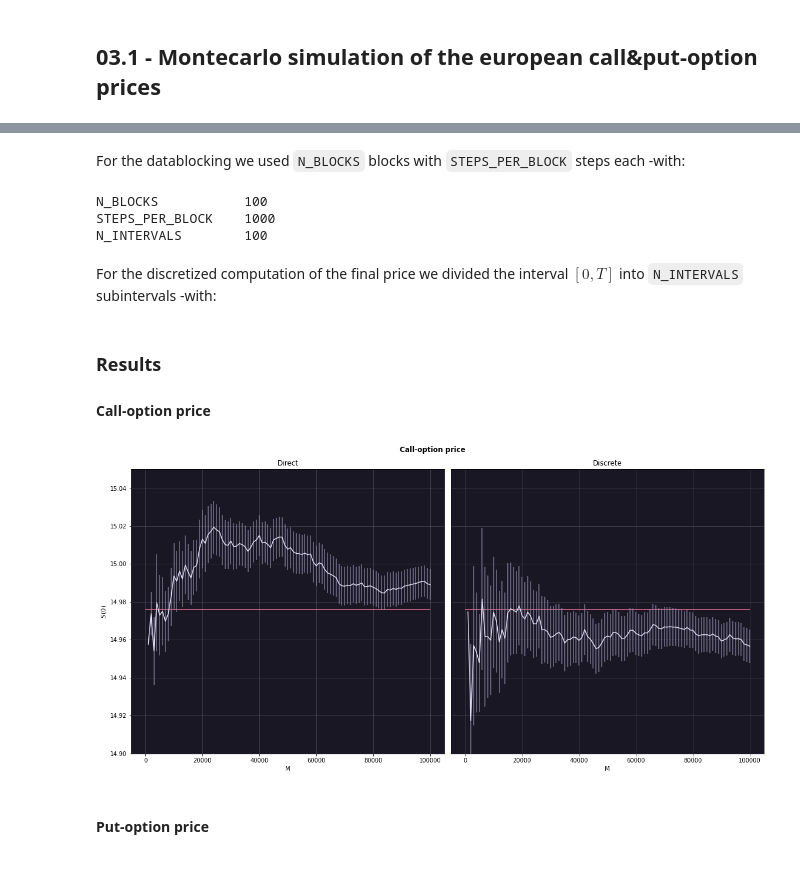
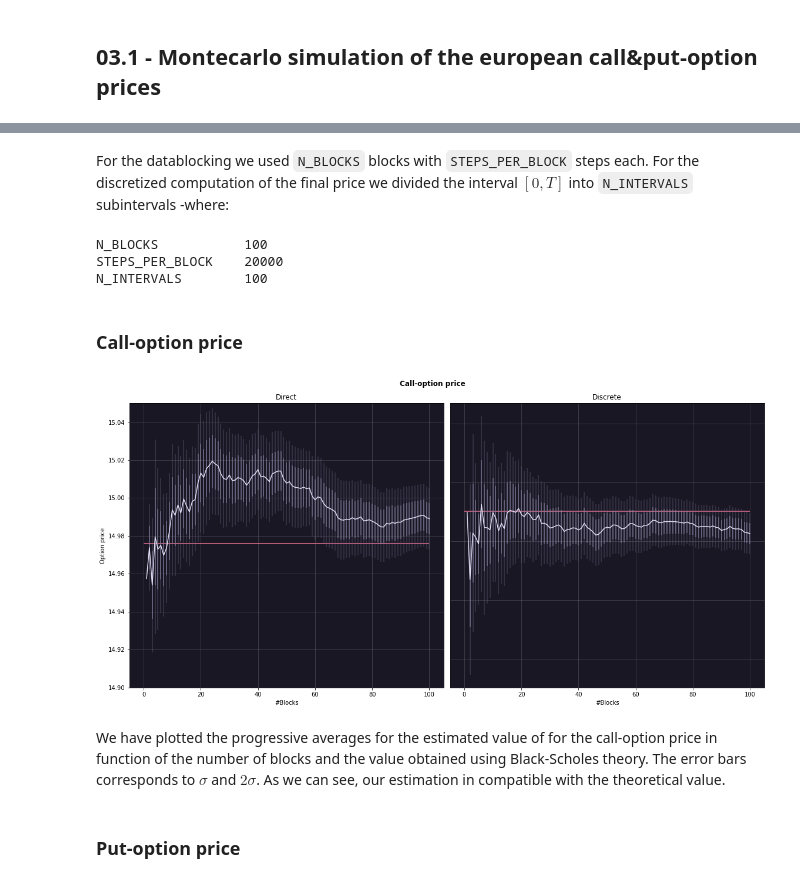
Before and after one commit to ormfav/LsnDavideVallenzasca, a Jupyter notebook: 03/03.ipynb, the cells around one changed output, grey strips where cells are left out. Cells and saved outputs as stored; diff of their text form; code cells hidden in the pictures.

```diff
--- a/03/03.ipynb
+++ b/03/03.ipynb
@@ -24,10 +24,12 @@ def PrintConf(d):
 # %% [markdown]
 #### Colors, just for fun
 # %%
-bgp = "#191724"
-txt = "#e0def4"
-err = "#908caa"
-er2 = "#6e6a86"
-lmn = "#eb6f92"
+stb = "#191724" #background
+ndb = "#26233a" #object background
+ste = "#e0def4" #main elements
+nde = "#f6c177" #additional elements
+rde = "#eb6f92" #element in evidence
+err = "#908caa" #error bar
+er2 = "#6e6a86" #second error bar
 # %% [markdown]
 ## 03.1 - Montecarlo simulation of the european call&put-option prices
@@ -54,69 +75,70 @@ SIGMA              0.25
 # %% [markdown]
-For the datablocking we used `N_BLOCKS` blocks with `STEPS_PER_BLOCK` steps each -with:
+For the datablocking we used `N_BLOCKS` blocks with `STEPS_PER_BLOCK` steps each. For the discretized computation of the final price we divided the interval $[0,T]$ into `N_INTERVALS` subintervals -where:
 # %%
-c2=LoadConfig("in/031-datablocking-conf.inl")
-PrintConf(c2)
+conf_db=LoadConfig("in/031-datablocking-conf.inl")
+PrintConf(conf_db)
 # %% [output]
 N_BLOCKS           100
-STEPS_PER_BLOCK    1000
+STEPS_PER_BLOCK    20000
 N_INTERVALS        100
-# %% [markdown]
-For the discretized computation of the final price we divided the interval $[0,T]$ into `N_INTERVALS` subintervals -with:
-# %% [markdown]
-### Results
-#### Call-option price
+# %% [markdown]
+### Call-option price
 # %%
 y_inf=14.90
 y_sup=15.05
+cop = 14.975790778311286
 
 fig=plt.figure(figsize=(16, 8))
 plt.suptitle('Call-option price', weight='bold')
 
 #direct
 data = np.genfromtxt("out/031-callopt_direct.csv", delimiter=",", skip_header=1)
-data[:,0]*=int(c2['STEPS_PER_BLOCK'])
+x=data[:,0]
+y=data[:,3]
+e=data[:,4]
 
 plt.subplot(121)
-fig.axes[0].set_facecolor(bgp)
+fig.axes[0].set_facecolor(stb)
 
-cop = 14.975790778311286
 plt.ylim(y_inf,y_sup)
-plt.hlines(cop, 0, int(c2['STEPS_PER_BLOCK'])*int(c2["N_BLOCKS"]),color=lmn)
-#posso mettere insieme a errorbar? ha senso cambiare tipo di grafico?
-plt.vlines(data[:,0],-data[:,4]+data[:,3],data[:,4]+data[:,3],color=err,alpha=0.8)
-plt.errorbar(data[:,0],data[:,3],color=txt)
+plt.hlines(cop, 0,int(conf_db["N_BLOCKS"]),color=rde)
+plt.vlines(x,y-e,y+e,color=err,alpha=0.8)
+plt.vlines(x,y-2*e,y+2*e,color=er2,alpha=0.4)
+plt.errorbar(x,y,color=ste)
 
-plt.xlabel('M')
-plt.ylabel('$S\,(0)$')
+plt.xlabel('#Blocks')
+plt.ylabel('Option price')
 plt.title("Direct")
 plt.grid(alpha=0.3)
 
 #discrete
 data = np.genfromtxt("out/031-callopt_discrete.csv", delimiter=",", skip_header=1)
-data[:,0]*=int(c2['STEPS_PER_BLOCK'])
+x=data[:,0]
+y=data[:,3]
+e=data[:,4]
 
 plt.subplot(122)
-fig.axes[1].set_facecolor(bgp)
-
-plt.ylim(y_inf,y_sup)
-plt.hlines(cop, 0, int(c2['STEPS_PER_BLOCK'])*int(c2["N_BLOCKS"]),color=lmn)
-#posso mettere insieme a errorbar? ha senso cambiare tipo di grafico?
-plt.vlines(data[:,0],-data[:,4]+data[:,3],data[:,4]+data[:,3],color=err,alpha=0.8)
-plt.errorbar(data[:,0],data[:,3],color=txt)
+fig.axes[1].set_facecolor(stb)
+plt.hlines(cop, 0,int(conf_db["N_BLOCKS"]),color=rde)
+plt.vlines(x,y-e,y+e,color=err,alpha=0.8)
+plt.vlines(x,y-2*e,y+2*e,color=er2,alpha=0.4)
+plt.errorbar(x,y,color=ste)
 
 plt.tick_params(left=False,labelleft=False)
-plt.xlabel('M')
+plt.xlabel('#Blocks')
 plt.title("Discrete")
 plt.grid(alpha=0.3)
 
 plt.tight_layout()
 
 
 plt.show()
 # %% [output]
-[figure, old version]
+[figure, new version]
+# %% [markdown]
+We have plotted the progressive averages for the estimated value of for the call-option price in function of the number of blocks and the value obtained using Black-Scholes theory. The error bars corresponds to $\sigma$ and $2\sigma$. As we can see, our estimation in compatible with the theoretical value.
 # %% [markdown]
-#### Put-option price
+### Put-option price
 # %%
 y_inf=5.42
 y_sup=5.49
```
Also changed, not shown: parts of 8 cells of this notebook, 8 other files.
